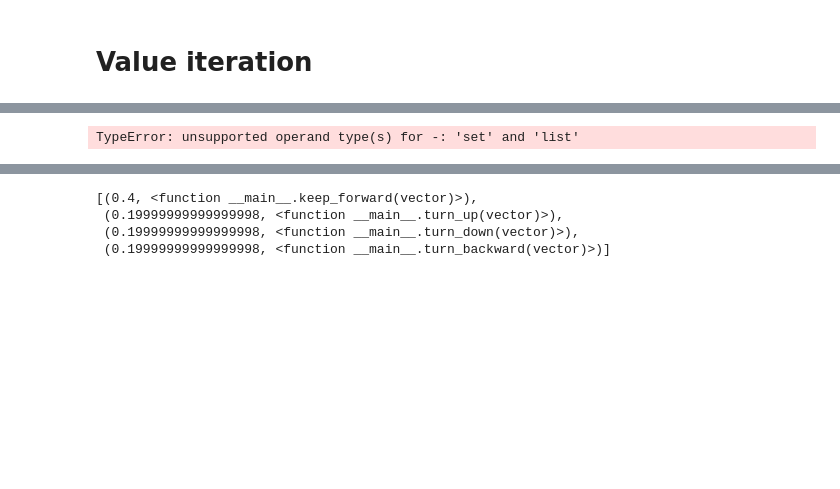
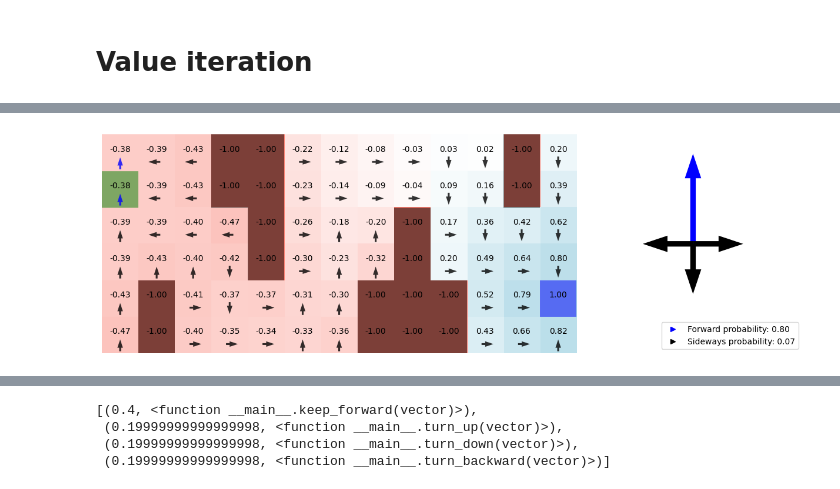
Before and after one commit to nickobard/ZUM-Artificial-Intelligence-Foundations-Practicals, a Jupyter notebook: semestral_work/semestral_work.ipynb, the cells around one changed output, grey strips where cells are left out. Saved outputs shown, nothing was run; the diff lists cells and outputs as text; code cells hidden in the pictures; blank space fills up the shorter version.

Commit message:
semestral_work: Finish visualization 2D

```diff
--- a/semestral_work/semestral_work.ipynb
+++ b/semestral_work/semestral_work.ipynb
@@ -263,13 +214,0 @@ vi_result = value_iteration_instru(grid_mdp)
-# %%
-grid_mdp = GridMDP(start_state=start, grid=get_grid_1(-1.0, 1.0, -0.04),
-                   action_distribution=get_action_distribution(forward_prob=0.8, dim=2),
-                   terminals=obstacles + finish, gamma=0.95)
-vi_result = value_iteration_instru(grid_mdp)
-f = vis_iteration(grid_mdp, vi_result)
-iteration_slider = widgets.IntSlider(min=1, max=len(vi_result) - 1, step=1, value=len(vi_result) - 1)
-w = widgets.interactive(f, iteration=iteration_slider)
-iteration_slider2 = widgets.FloatSlider(min=0.0, max=1.0, step=0.01, value=1.0)
-w2 = widgets.interactive(lambda iter: print(iter), iter=iteration_slider2)
-display(w2)
-
-display(w)
@@ -360,41 +215,27 @@ value_iteration(grid_mdp, epsilon=1e-3)
-# %%
-def Q_value(mdp, s, a, U):
-    gamma, T, R = mdp.gamma, mdp.T, mdp.R
-    return sum([p * (U[s_next] * gamma + R(s_next)) for (p, s_next) in T(s, a)])
-
-
-def value_iteration(mdp, epsilon=1e-3):
-    utilities_history = []
-    policies_history = []
-
-    U_current = mdp.reward.copy()
-
-    actions, gamma = mdp.actions, mdp.gamma
-    while True:
-        delta = 0.0
-        U_previous = U_current.copy()
-        for s in (mdp.states - mdp.terminals):
-            U_current[s] = max((Q_value(mdp, s, a, U_previous) for a in actions(s)))
-            delta = max(delta, abs(U_current[s] - U_previous[s]))
-        utilities_history.append(U_current.copy())
-        policies_history.append(None)
-        if delta <= epsilon * (1 - gamma) / gamma:
-            return utilities_history
-
-
-grid_mdp = GridMDP(start_state=start, grid=get_grid_1(-1.0, 1.0, -0.04),
-                   action_distribution=get_action_distribution(forward_prob=0.8, dim=2),
-                   terminals=obstacles + finish, gamma=0.95)
-value_iteration(grid_mdp, epsilon=1e-3)
-# %% [output]
-TypeError: unsupported operand type(s) for -: 'set' and 'list'
 # %%
+def best_policy(mdp, U):
+    """Given an MDP and a utility function U, determine the best policy,
+    as a mapping from state to action. [Equation 17.4]"""
+
+    pi = {}
+    for s in mdp.states:
+        pi[s] = max(mdp.actions(s), key=lambda a: expected_utility(a, s, U, mdp))
+    return pi
+
+
+def expected_utility(a, s, U, mdp):
+    """The expected utility of doing a in state s, according to the MDP and U."""
+
+    return sum(p * U[s1] for (p, s1) in mdp.T(s, a))
+
+
 def value_iteration(mdp, epsilon=1e-3):
     utilities_history = []
     policies_history = []
 
     U_current = mdp.reward.copy()
     utilities_history.append(U_current.copy())
+    policies_history.append(best_policy(mdp, U_current))
 
     actions, R, T, gamma = mdp.actions, mdp.R, mdp.T, mdp.gamma
     while True:
@@ -405,9 +246,9 @@ def value_iteration(mdp, epsilon=1e-3):
                                               for a in mdp.actions(s))
             delta = max(delta, abs(U_current[s] - U_previous[s]))
         utilities_history.append(U_current.copy())
-        policies_history.append(None)
+        policies_history.append(best_policy(mdp, U_current))
         if delta <= epsilon * (1 - gamma) / gamma:
-            return utilities_history
+            return utilities_history, policies_history
 # %%
 class Visualizer2D:
     def __init__(self, start_state, obstacles, finish_state, iteration_algorithm, vmin=-10.0, vmax=10.0):
@@ -470 +435,5 @@ class Visualizer2D:
+# %%
+visualizer.update(30, D=-1.0, T=1.0, A=-0.04, forward_prob=0.8, gamma=0.9, epsilon=1e-3)
+# %% [output]
+[figure, added]
 # %%
```
Also changed, not shown: parts of 15 cells of this notebook.
